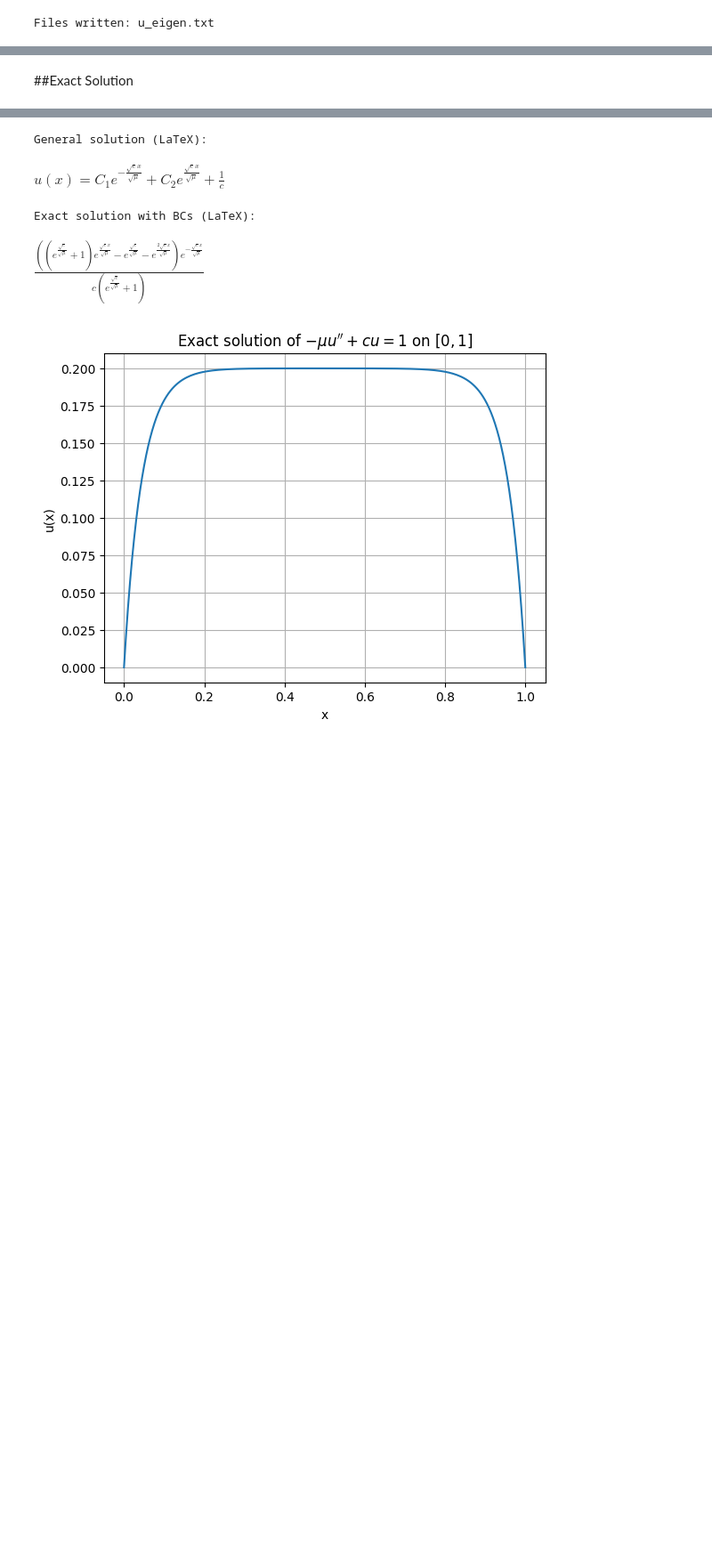
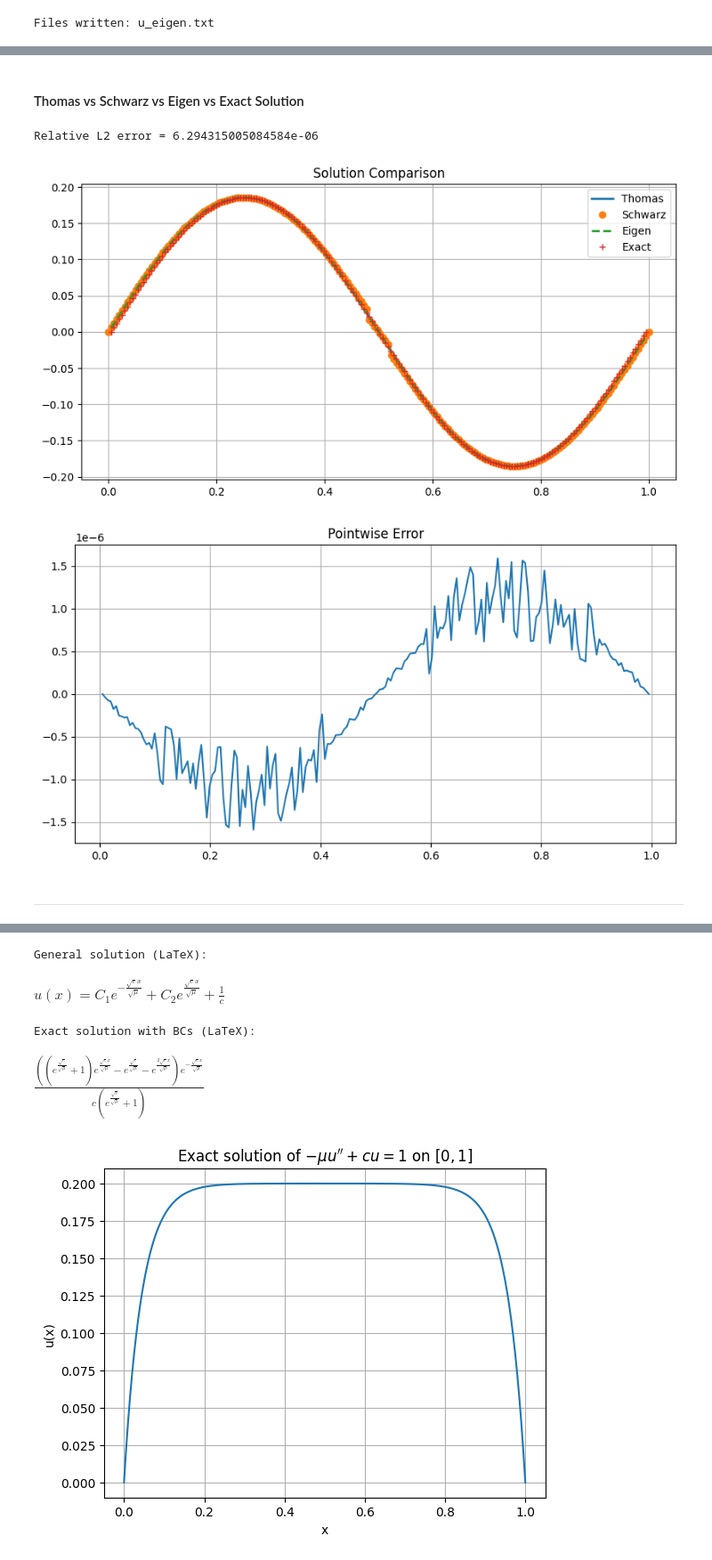
Before and after one commit to AMSC-25-26/dd-02-dd, a Jupyter notebook: 2-DD.ipynb, the cells around one changed output, grey strips where cells are left out. Shown at 89% size. Saved outputs shown, nothing was run; the diff lists cells and outputs as text; code cells hidden in the pictures; blank space fills up the shorter version.

```diff
--- a/2-DD.ipynb
+++ b/2-DD.ipynb
@@ -197,2 +367,51 @@ Files written: u_eigen.txt
 # %% [markdown]
-##Exact Solution
+#### Thomas vs Schwarz vs  Eigen vs Exact Solution
+# %%
+import numpy as np
+import matplotlib.pyplot as plt
+import os
+
+thomas_solution_path = "sequential_solution.csv"
+eigen_solution_path = "u_eigen.txt"
+exact_solution_path = "u_exact.txt"
+
+data_thomas = np.loadtxt(thomas_solution_path, delimiter=',', skiprows=1)
+u_t = data_thomas.T[1]
+x_t = data_thomas.T[0]
+
+schwarz_solution_path = "parallel_solution.csv"
+data_schwarz = np.loadtxt(schwarz_solution_path, delimiter=',', skiprows=1)
+u_s = data_schwarz.T[1]
+x_s = data_schwarz.T[0]
+
+u_ei = np.loadtxt(eigen_solution_path)
+u_ex = np.loadtxt(exact_solution_path)
+x = np.linspace(0,1,len(u_t)+2)[1:-1]
+
+# Compute error
+err = u_ex - u_t
+L2 = np.linalg.norm(err) / np.linalg.norm(u_ex)
+
+print("Relative L2 error =", L2)
+
+plt.figure(figsize=(10,5))
+plt.plot(x_t, u_t, label="Thomas", linewidth=2)
+plt.plot(x_s, u_s, 'o', label="Schwarz", linewidth=2)
+plt.plot(x, u_ei, '--', label="Eigen", linewidth=2)
+plt.plot(x, u_ex, '+', label="Exact", linewidth=2)
+plt.title("Solution Comparison")
+plt.legend()
+plt.grid()
+
+plt.figure(figsize=(10,5))
+plt.plot(x, err, label="Error (Exact - Thomas)")
+plt.title("Pointwise Error")
+plt.grid()
+
+plt.show()
+# %% [output]
+Relative L2 error = 6.294315005084584e-06
+[figure, added]
+[figure, added]
+# %% [markdown]
+---
```
Also changed, not shown: parts of 35 cells of this notebook, 1 other file.
